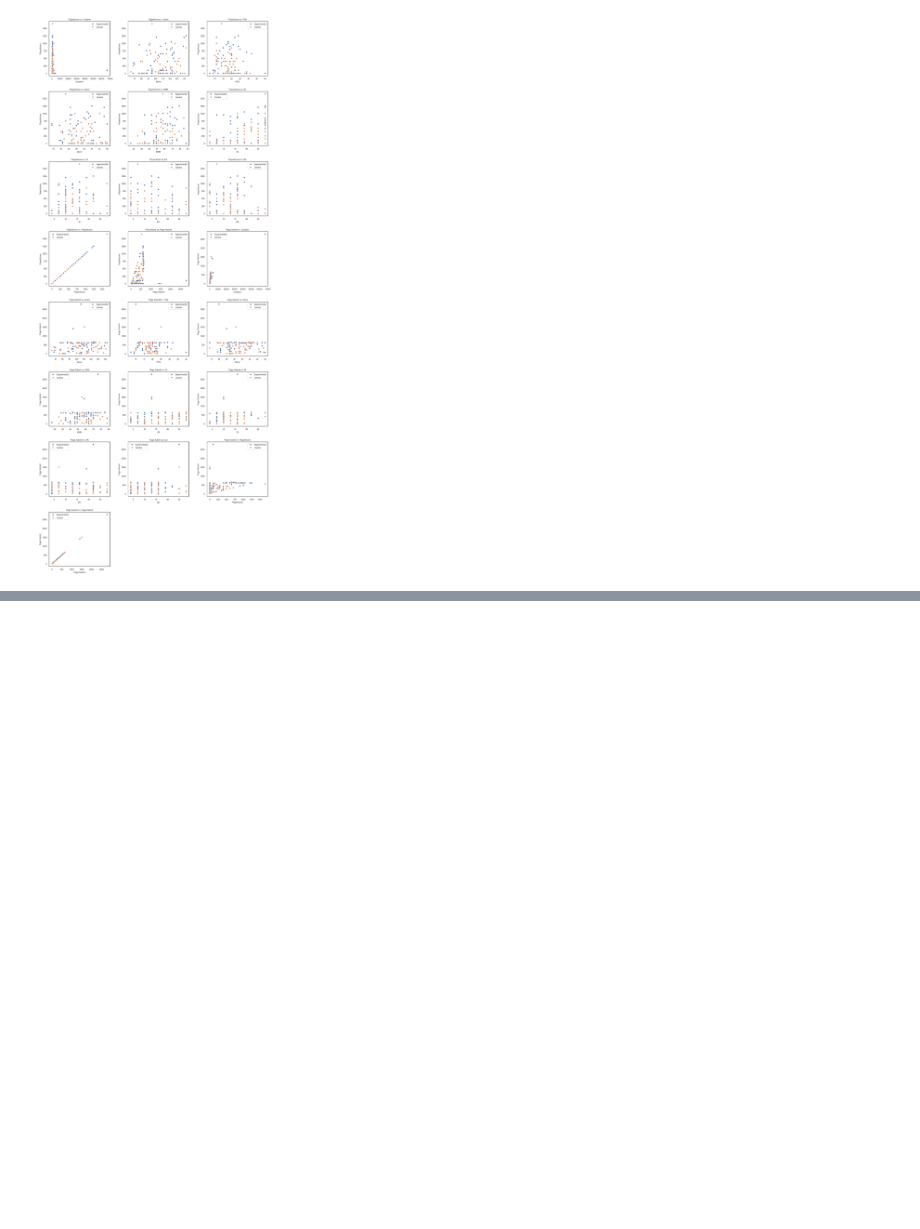
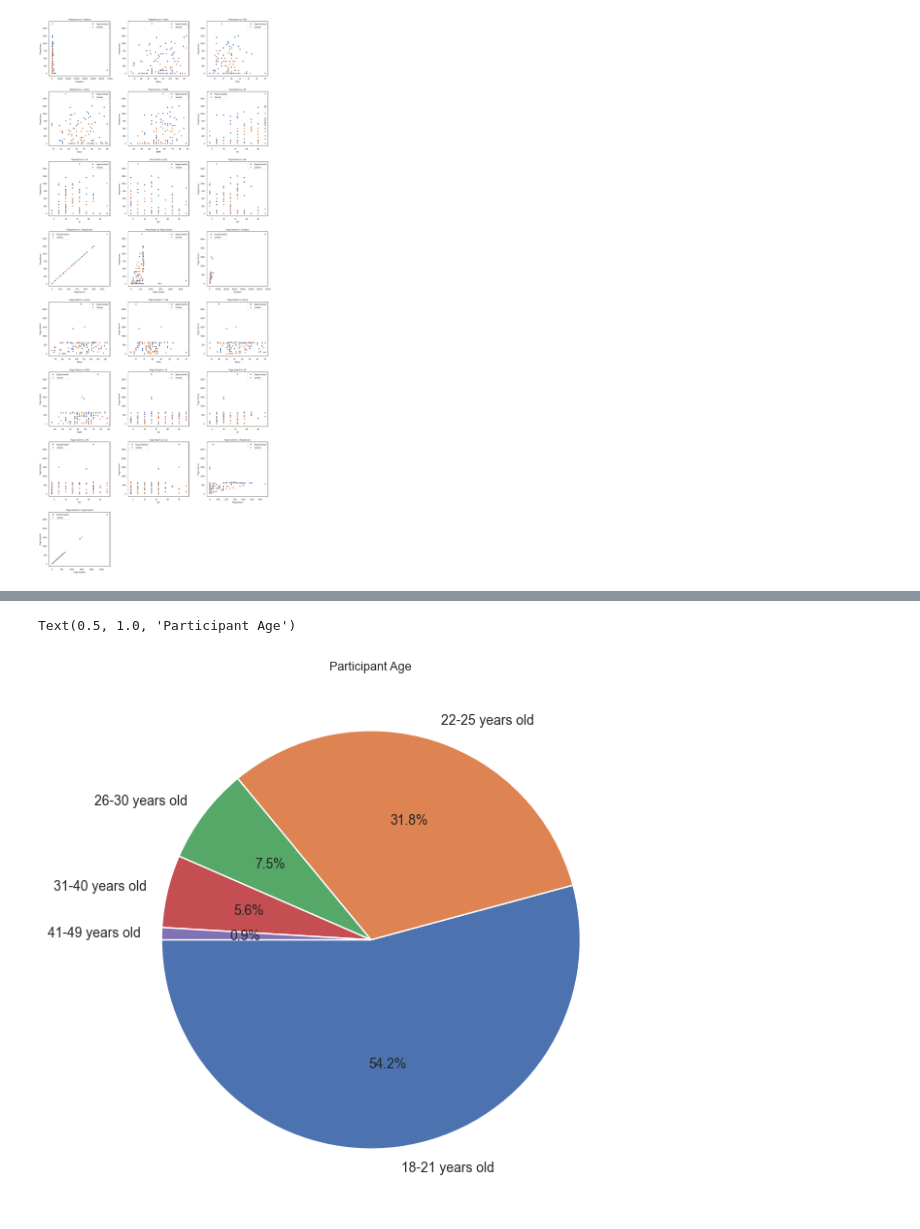
Before and after one commit to sophieneale/COGS164, a Jupyter notebook: 164vis.ipynb, the cells around one changed output, grey strips where cells are left out. Saved outputs shown, nothing was run; the diff lists cells and outputs as text; code cells hidden in the pictures; blank space fills up the shorter version.

```diff
--- a/164vis.ipynb
+++ b/164vis.ipynb
@@ -130,0 +205,9 @@ within_groups_plots(data, [8, 3, 1], [15, 35])
+# %%
+# Age
+labelsize = 9
+fig, ax = plt.subplots()
+ax.pie(data["Q_Age"].value_counts(), labels= data["Q_Age"].value_counts().index, startangle=180, autopct='%1.1f%%', textprops= {"fontsize": 10})
+ax.set_title("Participant Age", fontsize= labelsize)
+# %% [output]
+Text(0.5, 1.0, 'Participant Age')
+[figure, added]
```
Also changed, not shown: parts of 10 cells of this notebook.
